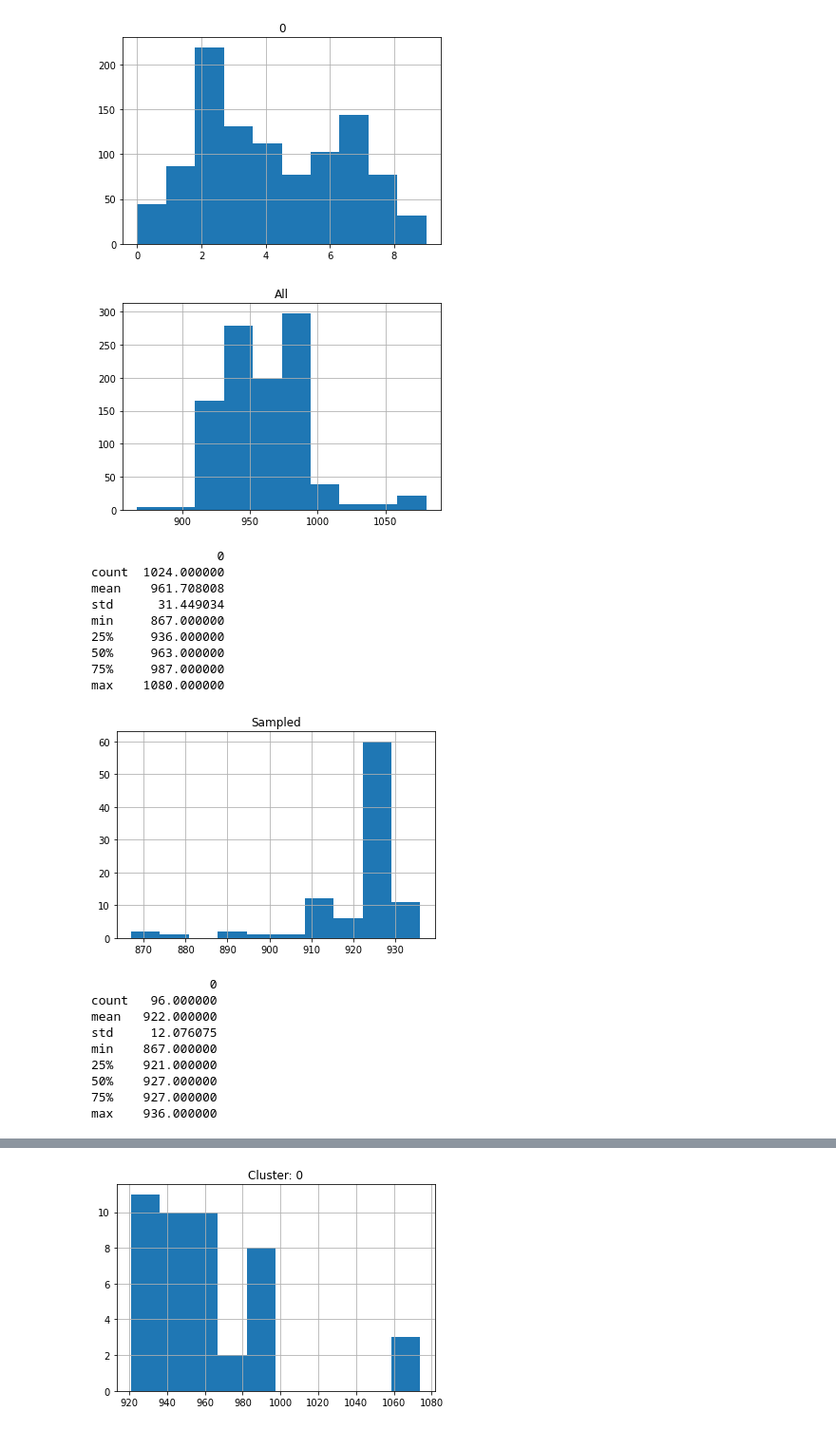
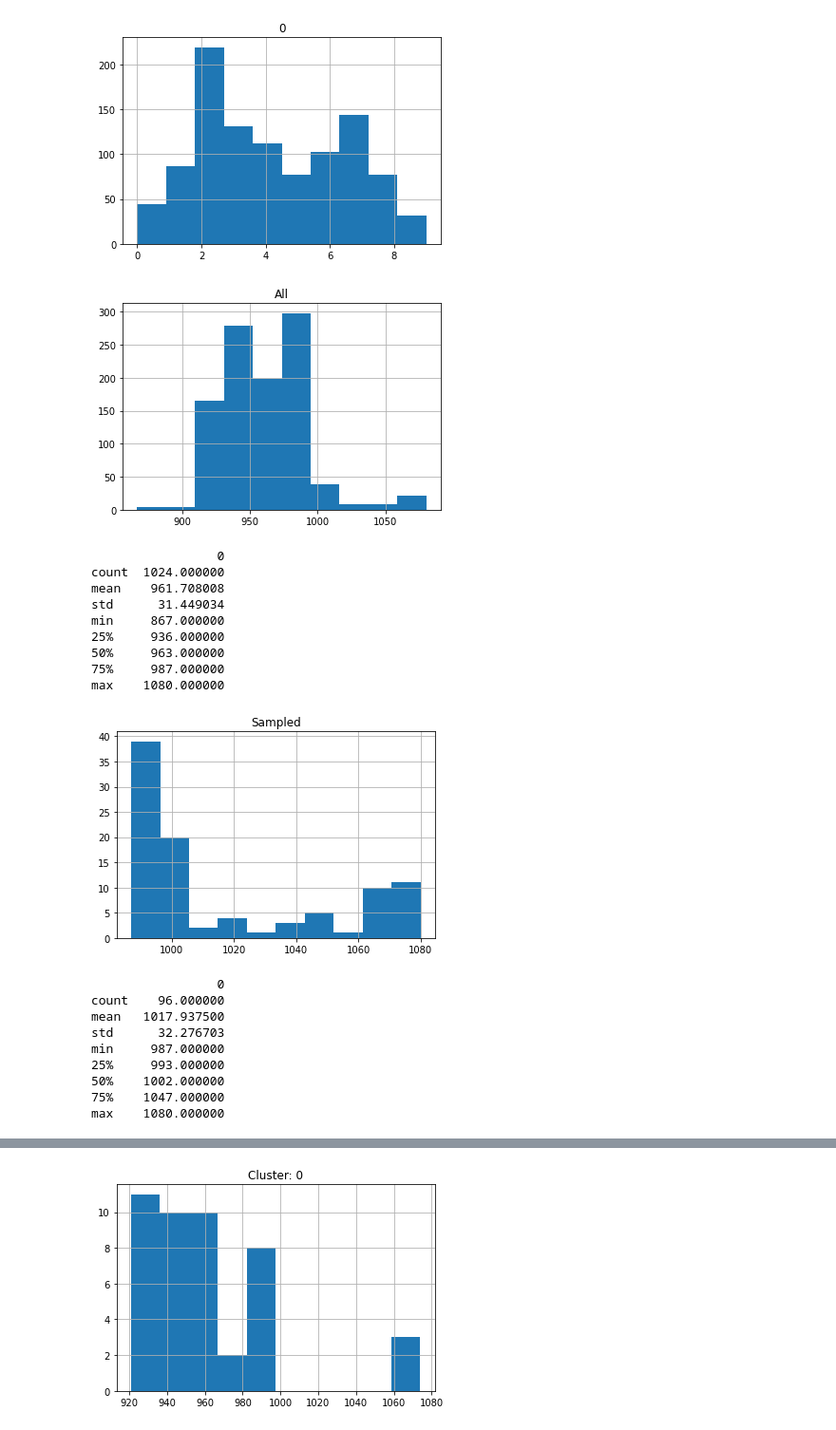
Before and after one commit to ramanathanlab/SyntheticSequenceEvaluation, a Jupyter notebook: Examples/sampling.ipynb, the cells around one changed output, grey strips where cells are left out. Shown at 95% size. Drawn from its saved outputs; the diff is of its cells as text; code cells hidden in the pictures.

```diff
--- a/Examples/sampling.ipynb
+++ b/Examples/sampling.ipynb
@@ -103,7 +114,7 @@ def beta_sampling(
     labels: np.ndarray,
     num_to_sample: int,
     alpha: int = 1,
-    beta: int = 15,
+    beta: int = 15a,
     seed: int = 0,
 ):
     """To maximize over the metric, choose alpha=20, beta=1.
@@ -148,41 +159,41 @@ def beta_sampling(
         sampled_inds[label] = real_inds
 
     return sampled_inds
 
 
 # As an example, minimize sequence length in each cluster
 metric = gen_df["SequenceLength"].values.copy()
-sampled_inds = beta_sampling(metric, labels, num_to_sample=96, alpha=1, beta=20, seed=42)
+sampled_inds = beta_sampling(metric, labels, num_to_sample=96, alpha=20, beta=1, seed=42)
 inds = np.concatenate(list(sampled_inds.values()))
 
 df = pd.DataFrame(metric)
 df.hist()
 plt.title("All")
 plt.show()
 print(df.describe())
 df = pd.DataFrame(metric[inds])
 df.hist()
 plt.title("Sampled")
 plt.show()
 print(df.describe())
 # %% [output]
 [figure]
                  0
 count  1024.000000
 mean    961.708008
 std      31.449034
 min     867.000000
 25%     936.000000
 50%     963.000000
 75%     987.000000
 max    1080.000000
-[figure, old version]
+[figure, new version]
-                0
-count   96.000000
-mean   922.000000
-std     12.076075
-min    867.000000
-25%    921.000000
-50%    927.000000
-75%    927.000000
-max    936.000000
+                 0
+count    96.000000
+mean   1017.937500
+std      32.276703
+min     987.000000
+25%     993.000000
+50%    1002.000000
+75%    1047.000000
+max    1080.000000
```
Also changed, not shown: parts of 4 cells of this notebook, 1 other file.
